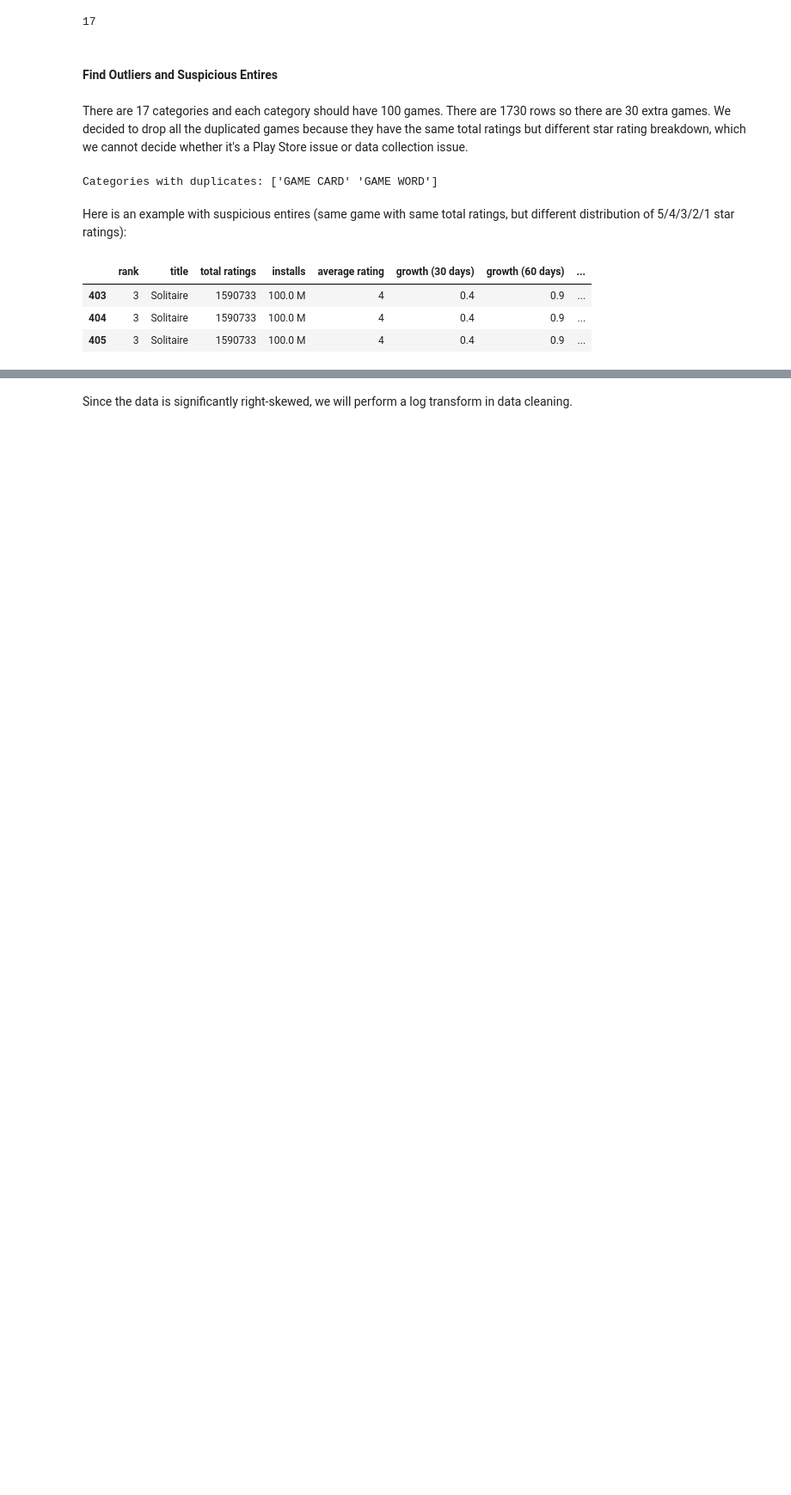
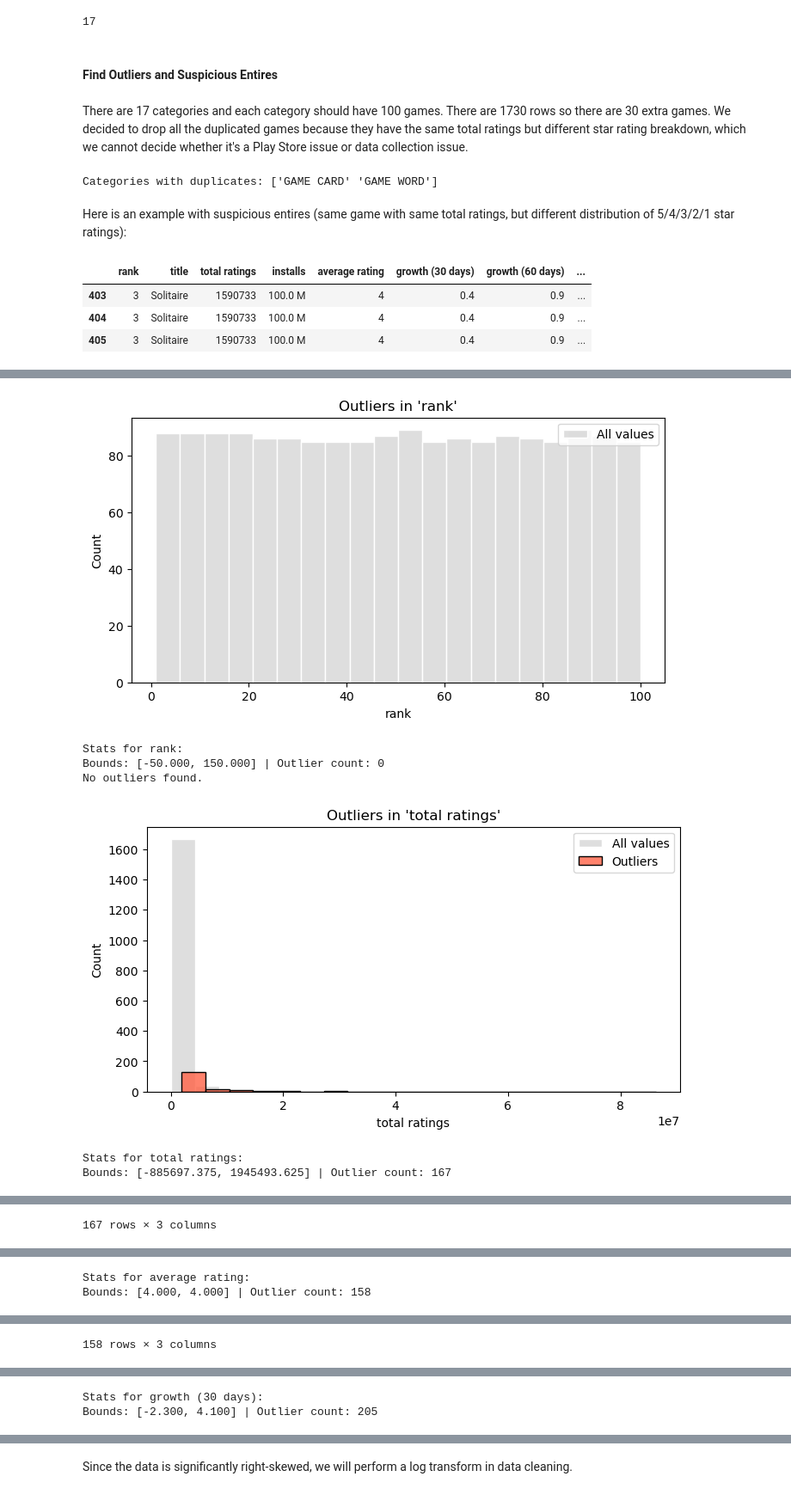
Before and after one commit to COGS108/Group066_WI26, a Jupyter notebook: 01-DataCheckpoint.ipynb, the cells around one changed output, grey strips where cells are left out. Shown at 86% size. Cells and saved outputs as stored; diff of their text form; code cells hidden in the pictures; blank space fills up the shorter version.

Commit message:
outlier detection

```diff
--- a/01-DataCheckpoint.ipynb
+++ b/01-DataCheckpoint.ipynb
@@ -266,0 +246,53 @@ outliers
+# %%
+def detect_iqr_outliers(data, column, whisker_width=1.5):
+    q1 = data[column].quantile(0.25)
+    q3 = data[column].quantile(0.75)
+    iqr = q3 - q1
+    lower = q1 - whisker_width * iqr
+    upper = q3 + whisker_width * iqr
+    outlier_rows = data[(data[column] < lower) | (data[column] > upper)]
+    return outlier_rows, lower, upper
+
+
+numeric_cols = df.select_dtypes(include='number').columns.tolist()
+results = {}
+
+for col in numeric_cols:
+    outlier_rows, lower, upper = detect_iqr_outliers(df, col)
+    results[col] = {
+        'count': len(outlier_rows),
+        'lower_bound': lower,
+        'upper_bound': upper,
+        'rows': outlier_rows
+    }
+
+    plt.figure(figsize=(8, 4))
+    sns.histplot(df[col], bins=20, color='lightgray', edgecolor='white', label='All values')
+    if not outlier_rows.empty:
+        sns.histplot(outlier_rows[col], bins=20, color='tomato', alpha=0.8, label='Outliers')
+    plt.title(f"Outliers in '{col}'")
+    plt.xlabel(col)
+    plt.ylabel('Count')
+    plt.legend()
+    plt.show()
+
+    print(f"\nStats for {col}:")
+    print(f"Bounds: [{lower:.3f}, {upper:.3f}] | Outlier count: {len(outlier_rows)}")
+    if outlier_rows.empty:
+        print('No outliers found.')
+    else:
+        cols_to_show = [c for c in ['title', 'category', col] if c in outlier_rows.columns]
+        if cols_to_show:
+            display(outlier_rows[cols_to_show].sort_values(by=col))
+        else:
+            display(outlier_rows)
+
+results
+# %% [output]
+[figure, added]
+Stats for rank:
+Bounds: [-50.000, 150.000] | Outlier count: 0
+No outliers found.
+[figure, added]
+Stats for total ratings:
+Bounds: [-885697.375, 1945493.625] | Outlier count: 167
@@ -266,0 +311 @@ outliers
+167 rows × 3 columns
@@ -266,0 +313,2 @@ outliers
+Stats for average rating:
+Bounds: [4.000, 4.000] | Outlier count: 158
@@ -266,0 +327 @@ outliers
+158 rows × 3 columns
@@ -266,0 +329,2 @@ outliers
+Stats for growth (30 days):
+Bounds: [-2.300, 4.100] | Outlier count: 205
```
Also changed, not shown: parts of 8 cells of this notebook.
